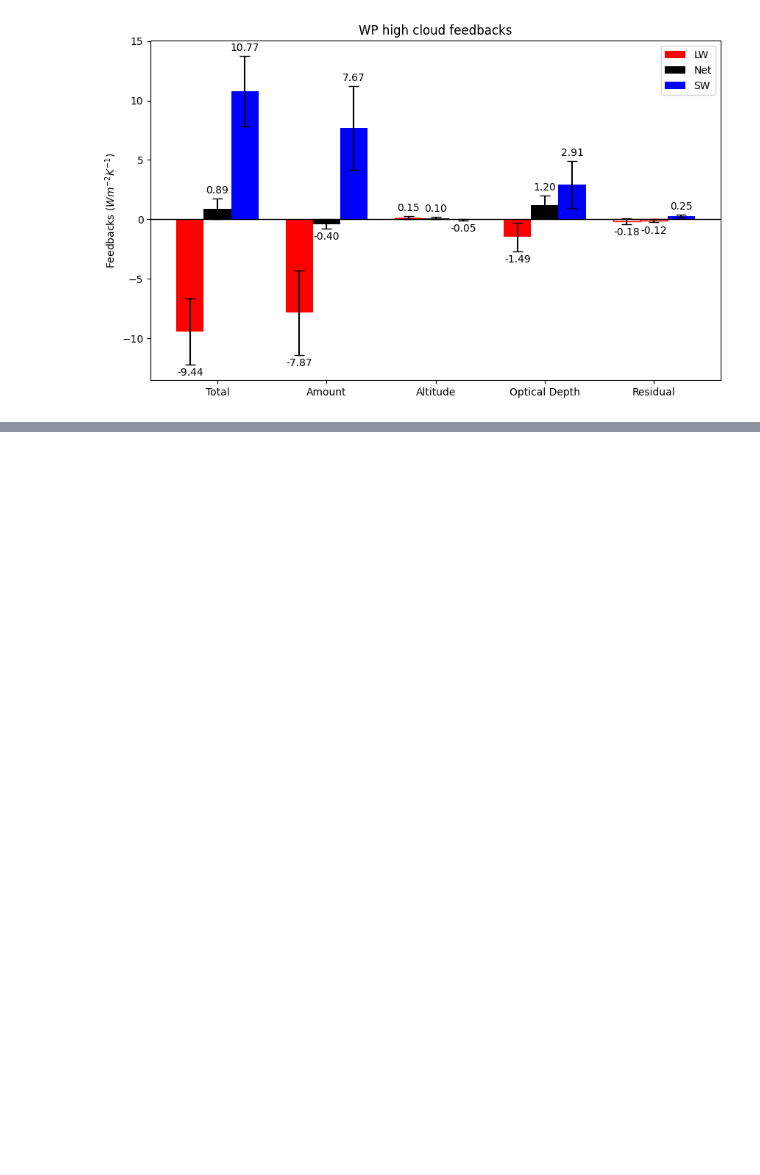
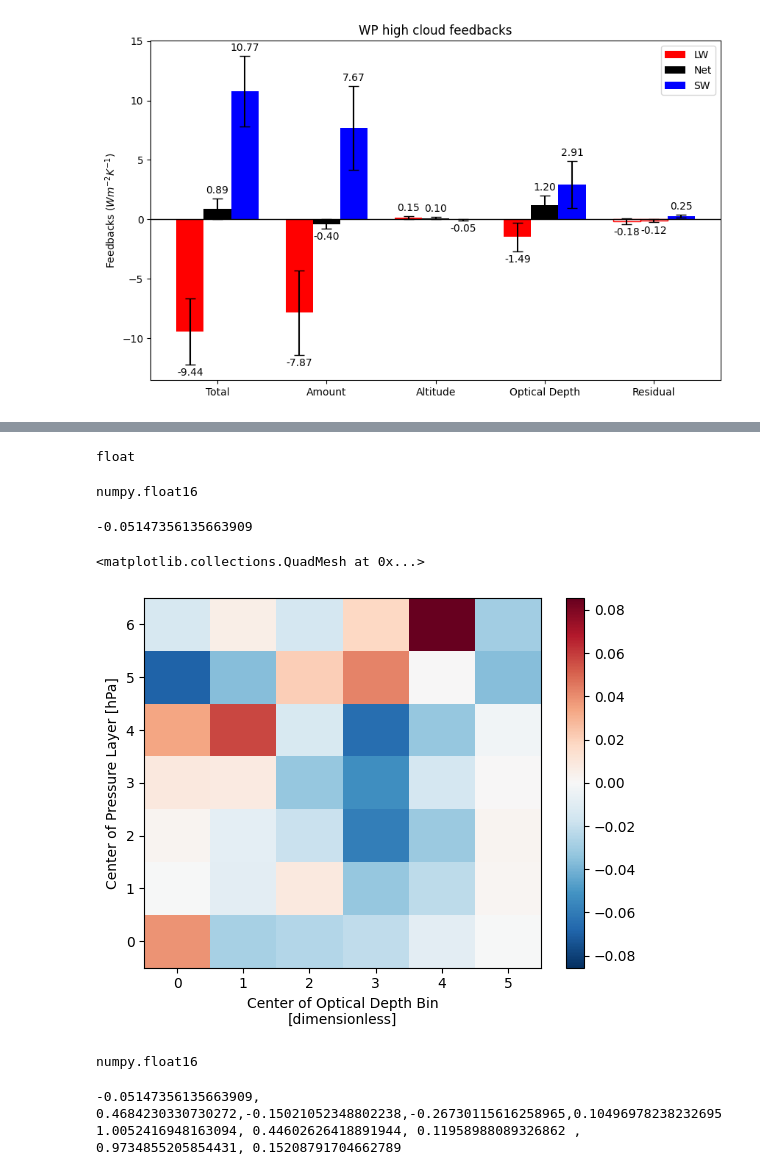
Before and after one commit to paula-rj/HighClouds, a Jupyter notebook: feedbacks.ipynb, the cells around one changed output, grey strips where cells are left out. Drawn from its saved outputs; the diff is of its cells as text; code cells hidden in the pictures; blank space fills up the shorter version.

Commit message:
feedback without moderate enso for WP

```diff
--- a/feedbacks.ipynb
+++ b/feedbacks.ipynb
@@ -1340,0 +1445,7 @@ plt.show()
+# %%
+for start_date, end_date in ranges_to_exclude:
+    # Identify indices of rows to drop
+    drop_indices = df_long[(df_long["Date"] >= start_date) & (df_long["Date"] <= end_date)].index
+
+    # Drop the rows
+    df_long = df_long.drop(drop_indices)
@@ -1340,0 +1468,59 @@ plt.show()
+# %%
+gmst_anom_noenso = df_long.Value.to_list()
+type(gmst_anom_noenso[0])
+# %% [output]
+float
+# %%
+#sel press antes o despues de mean lon? puede ser causa del error
+area_wp = alllw.cldarea_cldtyp_mon.sel(lat=itcz, lon=wp,time=filtered_dates).mean("lon")
+
+RclrLW_wp = alllw.sel(lat=itcz,lon=wp, time=filtered_dates).toa_lw_clr_mon.mean("lon")
+RovcLW_wp = alllw.sel(lat=itcz,lon=wp, time=filtered_dates).toa_lw_cldtyp_mon.mean("lon")
+lwK_wp = (RclrLW_wp - RovcLW_wp)/100
+
+RclrSW_wp = allsw.sel(lat=itcz,lon=wp, time=filtered_dates).toa_sw_clr_mon.mean("lon")
+RovcSW_wp = allsw.sel(lat=itcz,lon=wp, time=filtered_dates).toa_sw_cldtyp_mon.mean("lon")
+swK_wp = (RclrSW_wp - RovcSW_wp)/100
+
+K_wp = lwK_wp + swK_wp
+# %%
+gmst_anom_noenso = np.array(gmst_anom_noenso, dtype=np.float16)
+type(gmst_anom_noenso[0] )#K_wp
+#stats.linregress(gmst, bints)
+# %% [output]
+numpy.float16
+# %%
+feed_wp = total_feedback(area_wp, K_wp, gmst_anom_noenso)
+print(feed_wp[0].sel(press=[4,5,6]).sum(["press", "opt"]).data)
+feed_wp[0].plot()
+# %% [output]
+-0.05147356135663909
+<matplotlib.collections.QuadMesh at 0x...>
+[figure, added]
+# %%
+type(gmst_anom_raghu[0])
+# %% [output]
+numpy.float16
+# %%
+#Net
+a_ITCZ = feedback_amount(area_wp.sel(press=[4,5,6]), K_wp.sel(press=[4,5,6]), gmst_anom_noenso)
+
+b_ITCZ = hc_feedbacks(area_wp, K_wp, "press", sst_anom=gmst_anom_noenso)
+
+c_ITCZ = hc_feedbacks(area_wp, K_wp, "opt", sst_anom=gmst_anom_noenso)
+
+res_reg =  res_feedbacks(area_wp, K_wp, gmst_anom_noenso)
+res_ITCZ = res_reg.slope
+
+hc_tot = feed_wp[0].sel(press=[4,5,6]).sum(["press", "opt"]).data, feed_wp[1].sel(press=[4,5,6]).sum(["press", "opt"]).data
+print(f"{hc_tot[0]},  {a_ITCZ[0]},{b_ITCZ[0]},{c_ITCZ[0]},{res_ITCZ}")
+
+# Confidence interval
+ci_a =  a_ITCZ[1] #amount
+ci_b =  b_ITCZ[1] #press
+ci_c =  c_ITCZ[1] #opt
+ci_res = ts*res_reg.stderr
+print(f"{hc_tot[1]}, {ci_a}, {ci_b} , {ci_c}, {ci_res}")
+# %% [output]
+-0.05147356135663909,  0.4684230330730272,-0.15021052348802238,-0.26730115616258965,0.10496978238232695
+1.0052416948163094, 0.44602626418891944, 0.11958988089326862 , 0.9734855205854431, 0.15208791704662789
```
Also changed, not shown: parts of 26 cells of this notebook, 1 other file.
